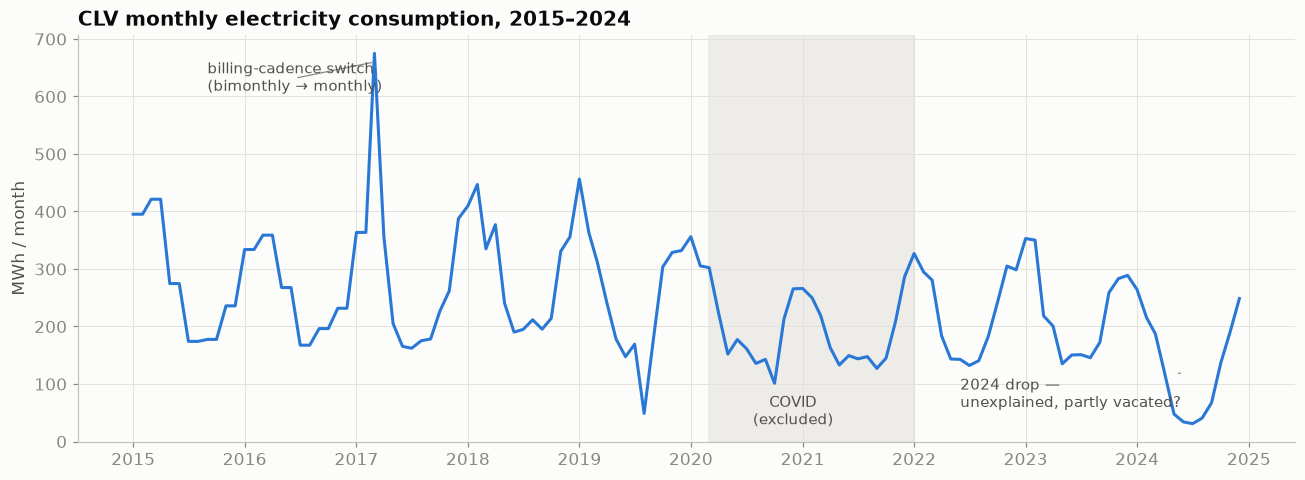
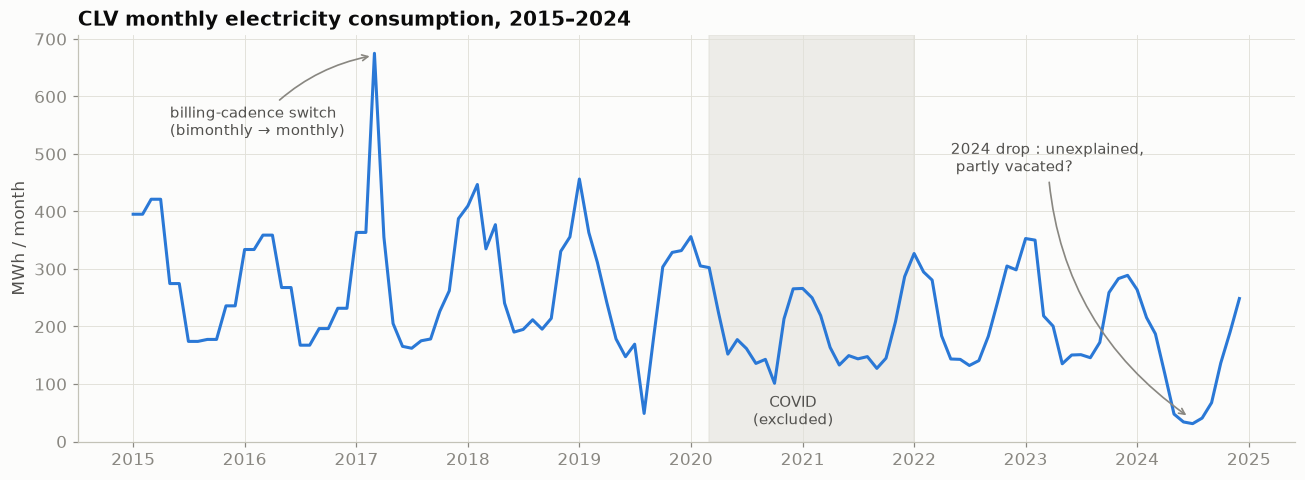
The notebook cell's code change between the first figure and the second:
--- before
+++ after
@@ -27,10 +27,12 @@
 ax.annotate("COVID\n(excluded)", xy=(pd.Timestamp("2020-12-01"), 30), ha="center",
             fontsize=9.5, color=INK2)
-ax.annotate("billing-cadence switch\n(bimonthly → monthly)", xy=(pd.Timestamp("2017-03-01"), 660),
-            xytext=(pd.Timestamp("2015-09-01"), 610), fontsize=9.5, color=INK2,
-            arrowprops=dict(arrowstyle="-", color=MUTED, lw=0.8))
-ax.annotate("2024 drop —\nunexplained, partly vacated?", xy=(pd.Timestamp("2024-06-01"), 120),
-            xytext=(pd.Timestamp("2022-06-01"), 60), fontsize=9.5, color=INK2,
-            arrowprops=dict(arrowstyle="-", color=MUTED, lw=0.8))
+ax.annotate("billing-cadence switch\n(bimonthly → monthly)", xy=(pd.Timestamp("2017-03-05"), 672),
+            xytext=(pd.Timestamp("2015-05-01"), 585), fontsize=9.5, color=INK2, ha="left", va="top",
+            arrowprops=dict(arrowstyle="->", color=MUTED, lw=1.1,
+                            connectionstyle="arc3,rad=-0.18", shrinkB=4))
+ax.annotate("2024 drop : unexplained,\n partly vacated?", xy=(pd.Timestamp("2024-07-01"), 38),
+            xytext=(pd.Timestamp("2022-05-01"), 470), fontsize=9.5, color=INK2, ha="left",
+            arrowprops=dict(arrowstyle="->", color=MUTED, lw=1.1,
+                            connectionstyle="arc3,rad=0.25", shrinkB=5))
 ax.set_title("CLV monthly electricity consumption, 2015–2024", loc="left", fontweight="bold")
 ax.set_ylabel("MWh / month")

Commit: Fix consumption-chart annotation arrows; complete challenge reference copy